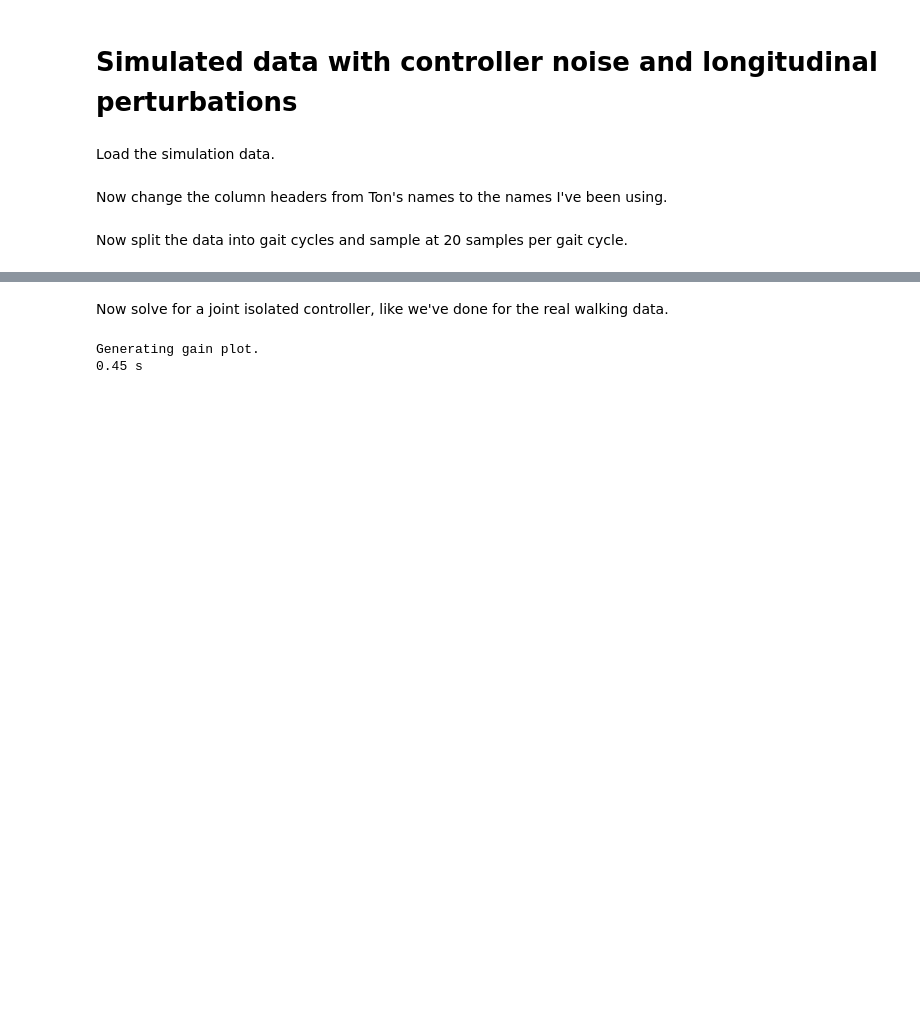
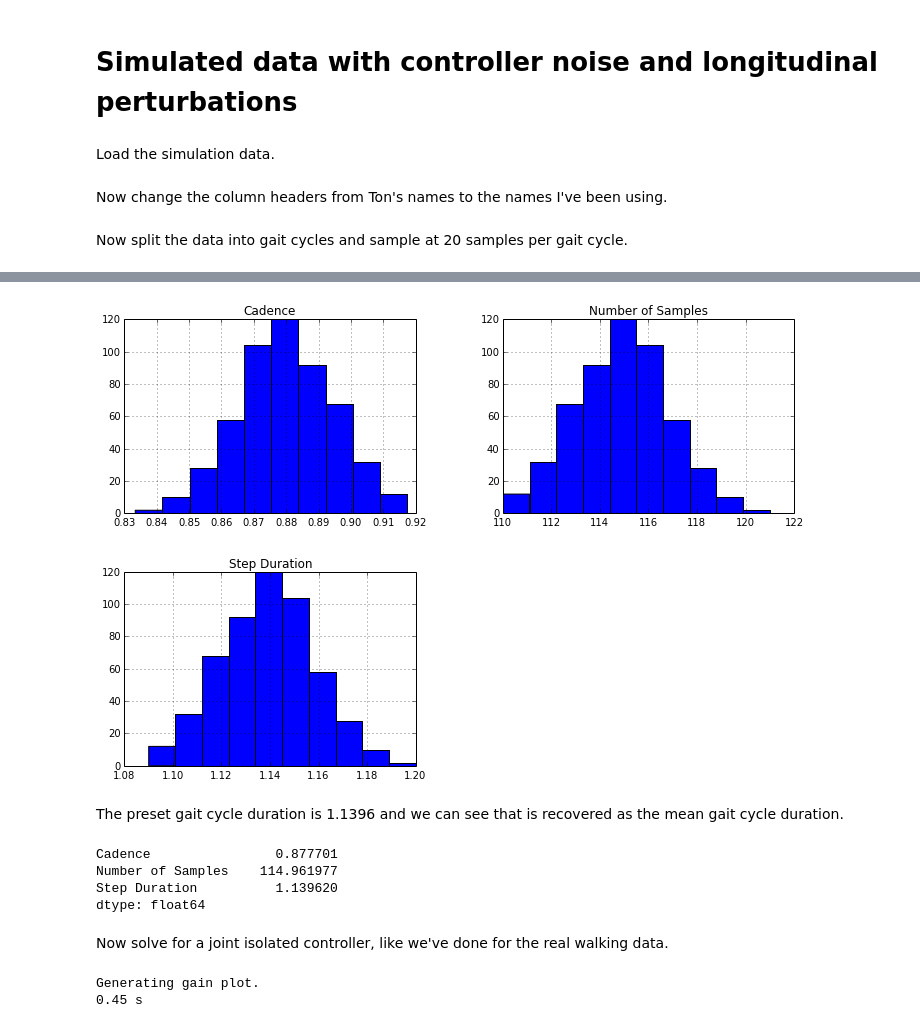
Before and after one commit to csu-hmc/gait-control-direct-id-paper, a Jupyter notebook: notebooks/identify_from_simulated_data.ipynb, the cells around one changed output, grey strips where cells are left out. Drawn from its saved outputs; the diff is of its cells as text; code cells hidden in the pictures; blank space fills up the shorter version.

```diff
--- a/notebooks/identify_from_simulated_data.ipynb
+++ b/notebooks/identify_from_simulated_data.ipynb
@@ -39,3 +41,16 @@ axes = walk_data.plot_steps('FP2.ForY', 'Right.Ankle.PlantarFlexion.Angle')
+# %%
+axes = walk_data.step_data.hist()
+# %% [output]
+[figure, added]
+# %% [markdown]
+The preset gait cycle duration is 1.1396 and we can see that is recovered as the mean gait cycle duration.
+# %%
+walk_data.step_data.mean()
+# %% [output]
+Cadence                0.877701
+Number of Samples    114.961977
+Step Duration          1.139620
+dtype: float64
 # %% [markdown]
 Now solve for a joint isolated controller, like we've done for the real walking data.
 # %%
```
Also changed, not shown: parts of 19 cells of this notebook.
